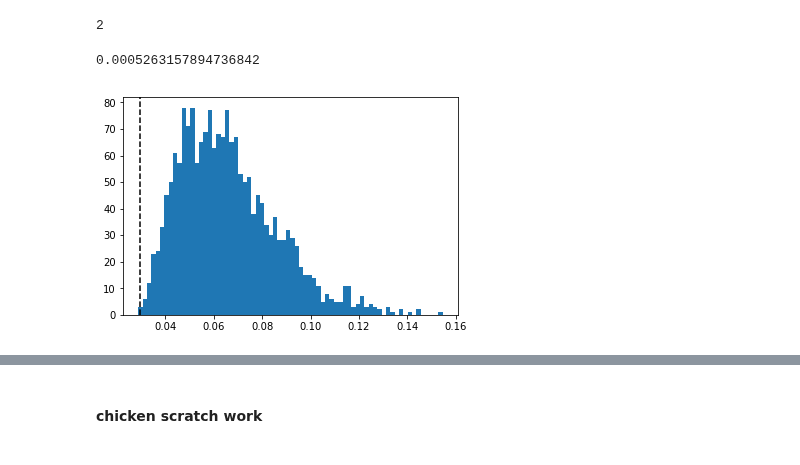
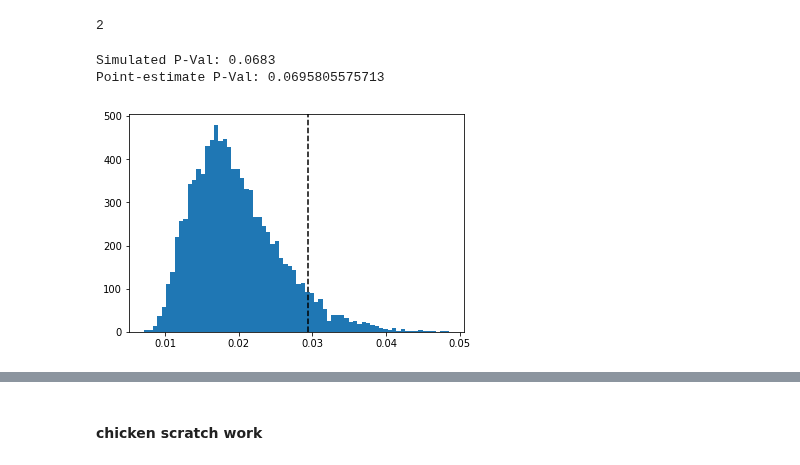
Before and after one commit to voytekresearch/SpectralCA, a Jupyter notebook: analysis_notebooks/exp_comparisons.ipynb, the cells around one changed output, grey strips where cells are left out. Cells and saved outputs as stored; diff of their text form; code cells hidden in the pictures.

```diff
--- a/analysis_notebooks/exp_comparisons.ipynb
+++ b/analysis_notebooks/exp_comparisons.ipynb
@@ -15,8 +15,8 @@ sys.path.append('/Users/rdgao/Documents/code/research/spectralCV/')
 from scv_funcs import access_nt as asc
 import numpy as np
 # %%
-data_path ="/Users/Lauren/Data/NeuroTycho/anesthesia/20120730PF_Anesthesia+and+Sleep_Chibi_Toru+Yanagawa_mat_ECoG128/Session%d/"
-#data_path ="/Users/rdgao/Documents/data/NeuroTycho/Propofol/20120730PF_Anesthesia+and+Sleep_Chibi_Toru+Yanagawa_mat_ECoG128/Session%d/"
+#data_path ="/Users/Lauren/Data/NeuroTycho/anesthesia/20120730PF_Anesthesia+and+Sleep_Chibi_Toru+Yanagawa_mat_ECoG128/Session%d/"
+data_path ="/Users/rdgao/Documents/data/NeuroTycho/Propofol/20120730PF_Anesthesia+and+Sleep_Chibi_Toru+Yanagawa_mat_ECoG128/Session%d/"
 session = 1
 chan = [1,2,3,4] # start at 1
 
@@ -53,7 +53,7 @@ noverlap = 0
 freq_ind = 100
 num_bins = 100
 
-x, y, spg_ = sp.signal.spectrogram(data[0],fs=fs,nperseg=nperseg,noverlap=noverlap)
+f_axis_, t_axis_, spg_ = sp.signal.spectrogram(data[0],fs=fs,nperseg=nperseg,noverlap=noverlap)
 _, scale_ = sp.stats.expon.fit(spg_[freq_ind],floc=0)
 hists = ax.hist(spg_[freq_ind],normed=True,bins=num_bins)
 x = hists[1]
@@ -169,5 +148,0 @@ def mc_exp(spg,Nx,N):
-# %%
-p,stat = mc_exp(spg,Nx,N)
-print(p)
-# %% [output]
-0.0005263157894736842
@@ -174,7 +182,21 @@ print(p)
+# %%
+f_axis_, t_axis_, spg_ = sp.signal.spectrogram(data[0],fs=fs,nperseg=nperseg,noverlap=noverlap)
+i = 50
+spg_slice = spg_[i]
+# number of random varaibles
+Nx = 1900
+# number of times wish to simulate
+N = 10000
+emp_stat, emp_p, sim_p, sim_stat = MC_KS_exp(x=spg_slice, N_draws=N,N_samples=None, do_sims=True)
+print('Simulated P-Val:', sim_p)
+print('Point-estimate P-Val:', emp_p)
+# %% [output]
+Simulated P-Val: 0.0683
+Point-estimate P-Val: 0.0695805575713
 # %%
-plt.hist(stat,bins=70)
-plt.axvline(x=obs_stat,color='k',ls='--')
+plt.hist(sim_stat,bins=70)
+plt.axvline(x=emp_stat,color='k',ls='--')
 plt.show()
 plt.close()
 # %% [output]
-[figure, old version]
+[figure, new version]
```
Also changed, not shown: parts of 10 cells of this notebook, 1 other file.
